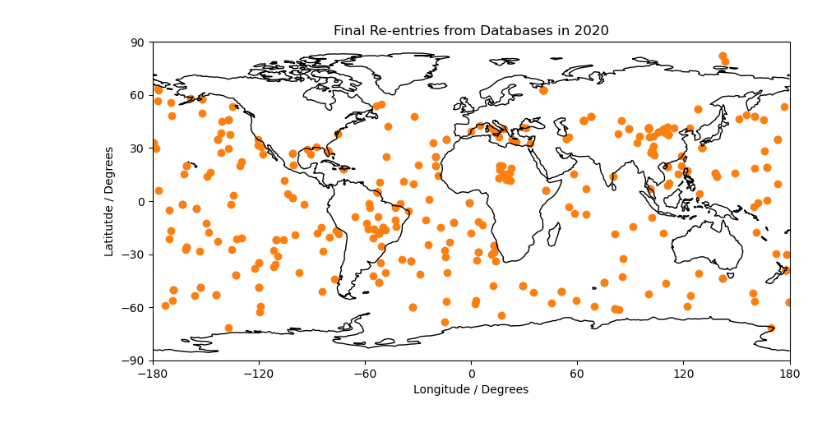
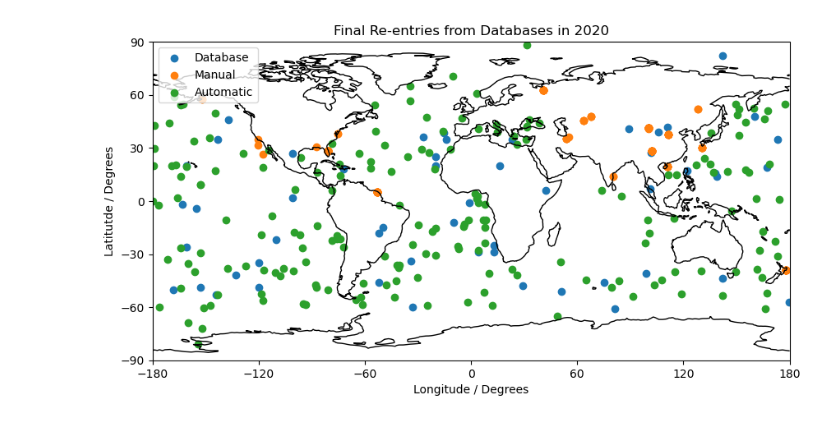
Before and after one commit to cbarker211/Improved_Emission_Profile, a Jupyter notebook: Assign_Geolocations.ipynb, the cells around one changed output. Cells and saved outputs as stored; diff of their text form; code cells hidden in the pictures.

```diff
--- a/Assign_Geolocations.ipynb
+++ b/Assign_Geolocations.ipynb
@@ -46,8 +46,10 @@ df = pd.DataFrame(
 
 df2 = df.loc[(df["Lat"] != 0) & (df["Manual Location"] == False) & (df["Burnup"] == "Complete")]
 plot_array = np.array([])
+geo_list = []
 for i in range(len(df2["Lat"])):
     plot_array = np.append(plot_array, [df2["Lat"].values[i], df2["Lon"].values[i]], axis=0)
+    geo_list.append(df2["ID"].values[i])
 
 fig = plt.figure(figsize=[10, 6])
 ax = plt.axes(projection=ccrs.PlateCarree())
@@ -211,12 +242,15 @@ region_list = [north_pacific,
                east_asia_seas,
                baltic,
                arctic,
-               north_america,
-               south_america,
-               east_asia,
-               africa
+               central_america_union,
+               south_america_union,
+               east_asia_union,
+               south_east_asia_union,
+               east_africa_union,
+               mid_africa_union,
             ]
 
+manual_points_array, new_points_array = np.array([]), np.array([])
 for i in range(len(ds["RE_Lat"])):
     if ds["RE_Lon"].values[i] == 0 and ds["RE_Lat"].values[i] == 0:
         # Randomly select a region based on the existing re-entries.
@@ -225,35 +259,27 @@ for i in range(len(ds["RE_Lat"])):
         random_location = region_list[location_index].sample_points(1).get_coordinates()
         ds["RE_Lon"].values[i] = random_location["x"].values[0]
         ds["RE_Lat"].values[i] = random_location["y"].values[0]
+        new_points_array = np.append(new_points_array, [ds["RE_Lat"].values[i], ds["RE_Lon"].values[i]], axis=0)
+    else:
+        if ds["RE_ID"].values[i] not in geo_list:
+            manual_points_array = np.append(manual_points_array, [ds["RE_Lat"].values[i], ds["RE_Lon"].values[i]], axis=0)
 # %%
-df_final = pd.DataFrame(
-    {
-        "Burnup":           ds["RE_Burnup"].values,
-        "Lat":              ds["RE_Lat"].values,
-        "Lon":              ds["RE_Lon"].values,
-        "Manual Location":  ds["RE_Manual_Loc"].values,
-    }
-)
-# Plot the final result.
-#df_final = df_final.loc[(df_final["Lat"] != 0) & (df_final["Manual Location"] == False) & (df_final["Burnup"] == "Complete")]
-plot_array_final = np.array([])
-for i in range(len(df_final["Lat"])):
-    plot_array_final = np.append(plot_array_final, [df_final["Lat"].values[i], df_final["Lon"].values[i]], axis=0)
-
 fig = plt.figure(figsize=[10, 6])
 ax = plt.axes(projection=ccrs.PlateCarree())
 ax.coastlines()
-ax.scatter(plot_array[1::2],plot_array[::2])             # From original database geolocated re-entries plot
-ax.scatter(plot_array_final[1::2],plot_array_final[::2]) # Final re-entries after added lat/lon data
+ax.scatter(plot_array[1::2],plot_array[::2],label="Database")
+ax.scatter(manual_points_array[1::2],manual_points_array[::2],label="Manual") # From original database geolocated re-entries plot
+ax.scatter(new_points_array[1::2],new_points_array[::2],label="Automatic") # Final re-entries after added lat/lon data
 ax.set_xlim(-180,180)
 ax.set_ylim(-90,90)
 ax.set_xticks(np.linspace(-180,180,7))
+ax.legend(loc='upper left')
 ax.set_yticks(np.linspace(-90,90,7))
 ax.set_xlabel("Longitude / Degrees")
 ax.set_ylabel("Latitutde / Degrees")
 ax.set_title("Final Re-entries from Databases in 2020");
 # %% [output]
-[figure, old version]
+[figure, new version]
 # %%
 pd.set_option('display.max_rows', None)
 df_print = pd.DataFrame(
```
Also changed, not shown: parts of 6 cells of this notebook, 7 other files.
